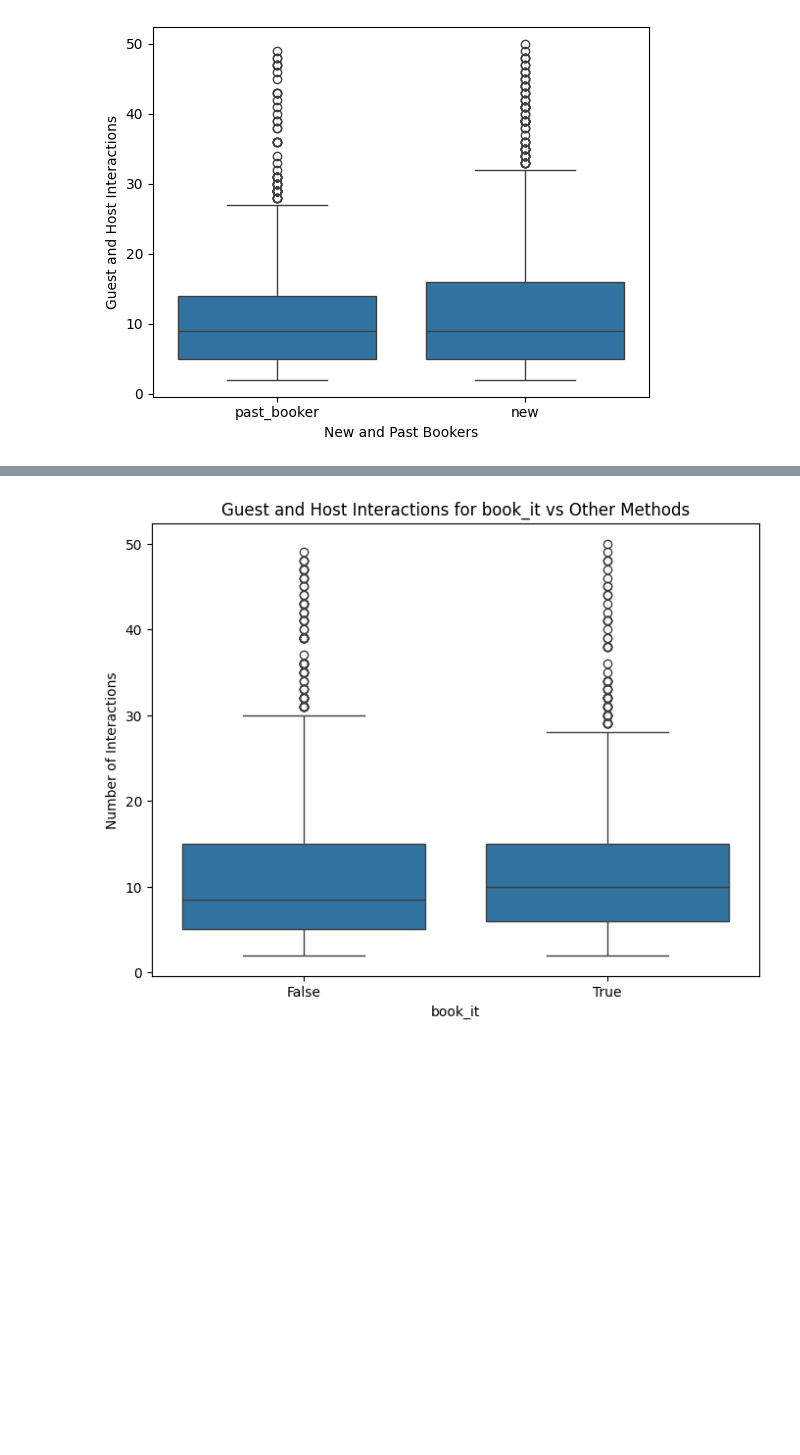
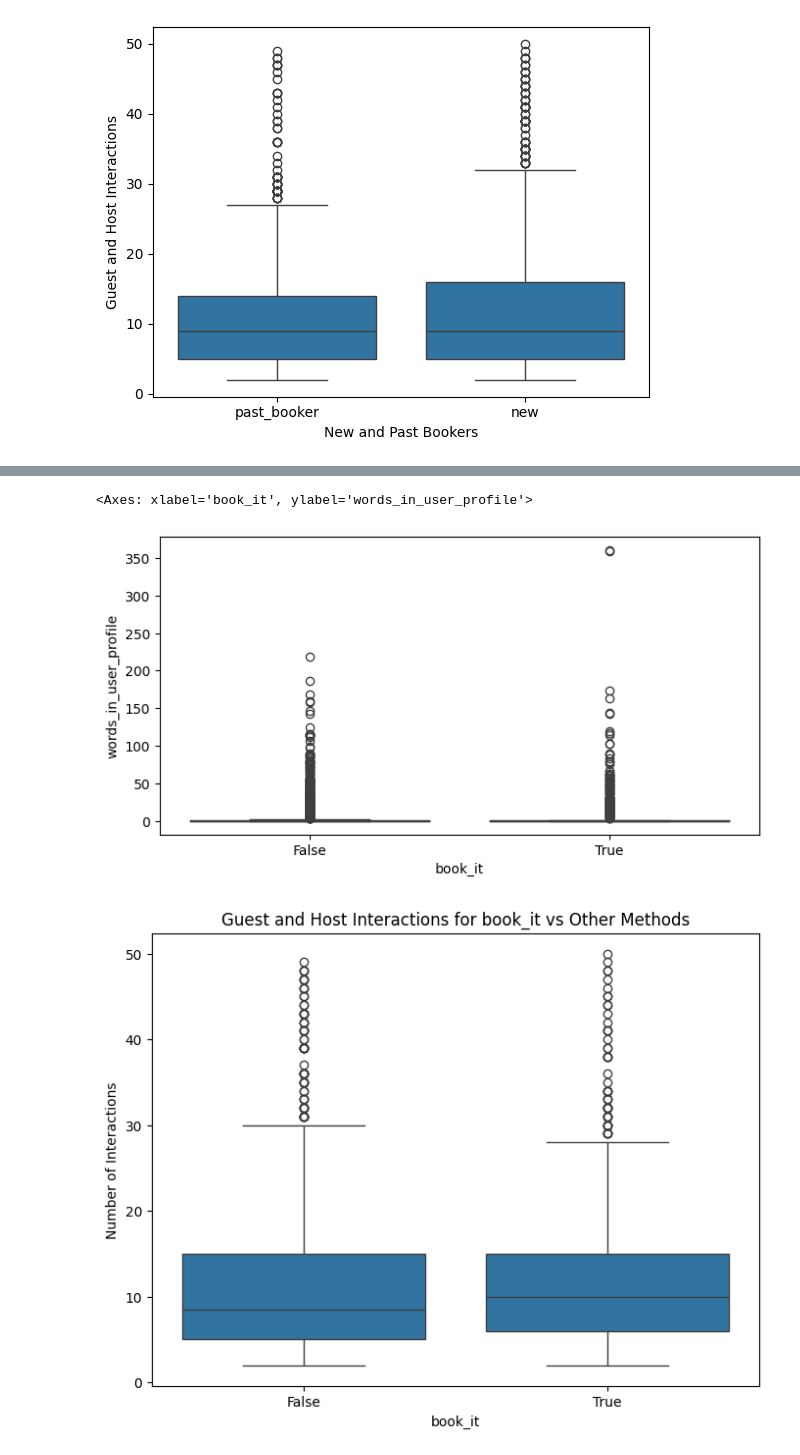
Before and after one commit to IsaacGA123/Airbnb-analysis, a Jupyter notebook: takehomefile.ipynb, the cells around one changed output, grey strips where cells are left out. Cells and saved outputs as stored; diff of their text form; code cells hidden in the pictures; blank space fills up the shorter version.

```diff
--- a/takehomefile.ipynb
+++ b/takehomefile.ipynb
@@ -370,3 +399,12 @@ Booking success rate for other methods: 1.0
+# %%
+book_it_user_profile = brazil_df[brazil_df['book_it'] == True]['words_in_user_profile']
+other_user_profile = brazil_df[brazil_df['book_it'] == False]['words_in_user_profile']
+
+plt.figure(figsize=(8,4))
+sns.boxplot(x='book_it', y='words_in_user_profile', data=brazil_df)
+# %% [output]
+<Axes: xlabel='book_it', ylabel='words_in_user_profile'>
+[figure, added]
 # %%
 book_it_interactions = brazil_df[brazil_df['book_it'] == True]['m_interactions']
 other_interactions = brazil_df[brazil_df['book_it'] == False]['m_interactions']
```
Also changed, not shown: parts of 19 cells of this notebook.
